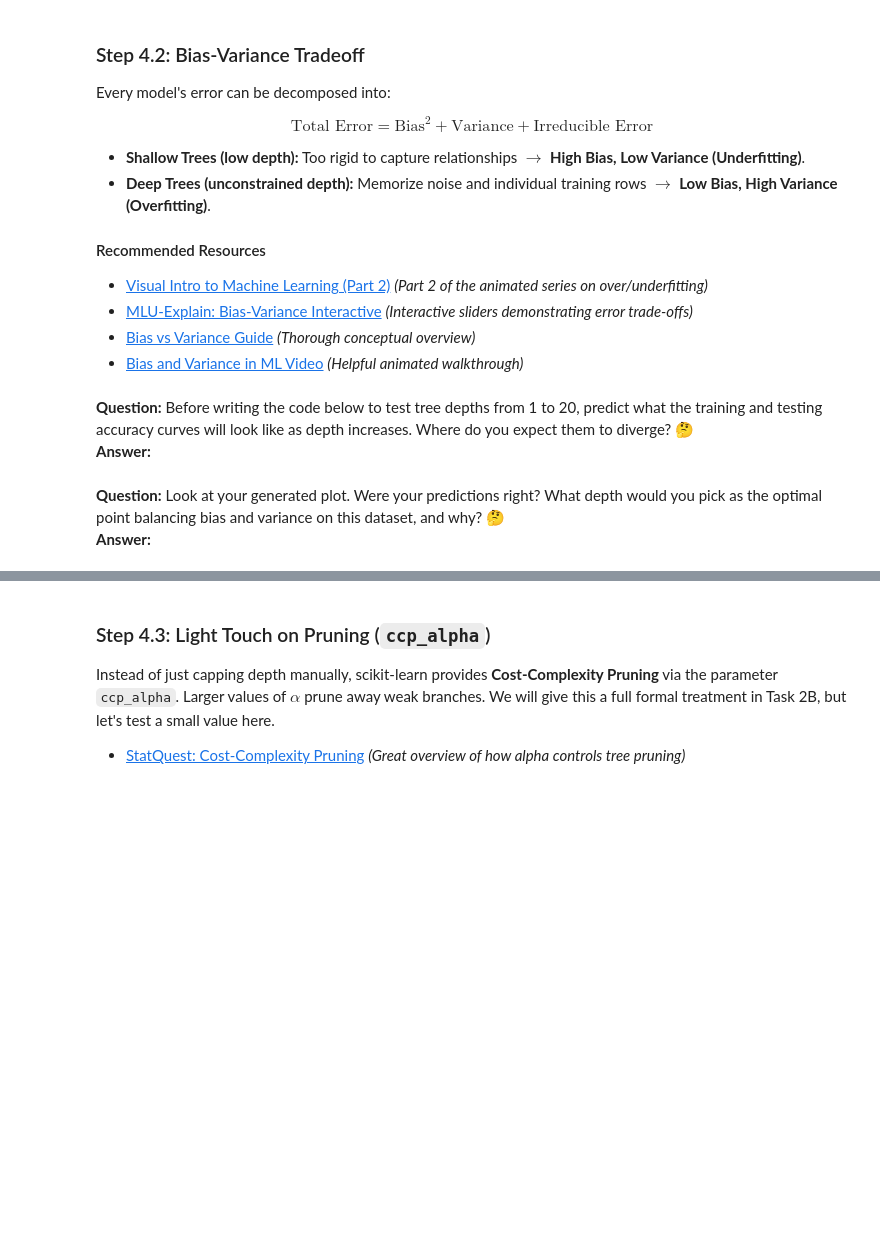
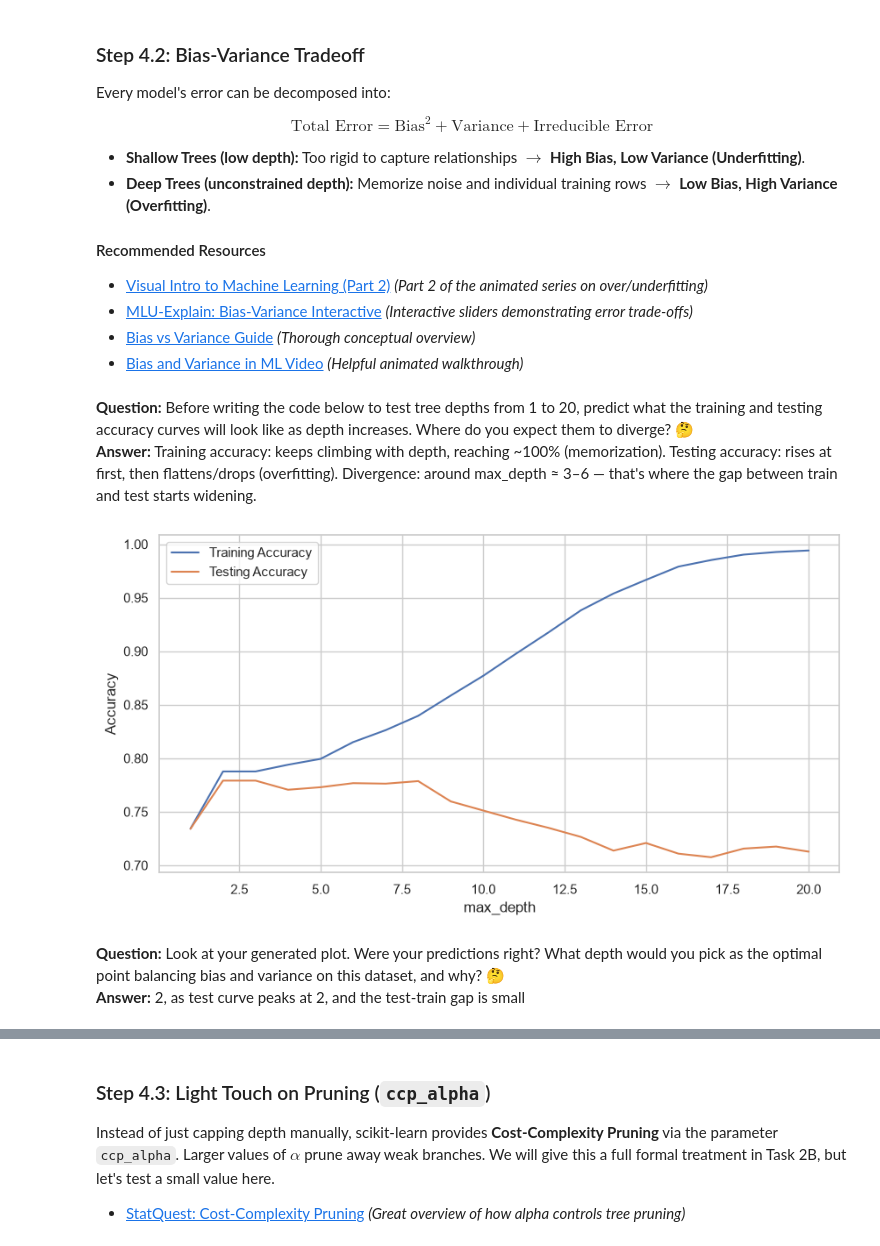
Before and after one commit to VenusCrazy/AryanM_LP_Synapse-26, a Jupyter notebook: Task 2/SynapseTask_LP_2A.ipynb, the cells around one changed output, grey strips where cells are left out. Drawn from its saved outputs; the diff is of its cells as text; code cells hidden in the pictures; blank space fills up the shorter version.

```diff
--- a/Task 2/SynapseTask_LP_2A.ipynb
+++ b/Task 2/SynapseTask_LP_2A.ipynb
@@ -498,21 +498,41 @@ $$\text{Total Error} = \text{Bias}^2 + \text{Variance} + \text{Irreducible Error
 - [Bias and Variance in ML Video](https://www.youtube.com/watch?v=EuBBz3bI-aA) *(Helpful animated walkthrough)*
 # %% [markdown]
 **Question:** Before writing the code below to test tree depths from 1 to 20, predict what the training and testing accuracy curves will look like as depth increases. Where do you expect them to diverge? 🤔
-**Answer:**
+**Answer:** Training accuracy: keeps climbing with depth, reaching ~100% (memorization).
+Testing accuracy: rises at first, then flattens/drops (overfitting).
+Divergence: around max_depth ≈ 3–6 — that's where the gap between train and test starts widening.
 # %%
 # Hint: Loop over max_depth from 1 to 20, fit DecisionTreeClassifier(max_depth=d, random_state=42)
 # Append training accuracy and testing accuracy to two separate lists
 # Plot depths vs train_accs and test_accs on the same graph using plt.plot()
 # depths = range(1, 21)
 # train_accs, test_accs = [], []
 # for d in depths:
 #     ...
 # plt.figure(figsize=(10, 5))
 # plt.plot(...)
 # plt.show()
+depths = range(1, 21)
+train_accs, test_accs = [], []
+
+for d in depths:
+    dt = DecisionTreeClassifier(max_depth=d, random_state=42)
+    dt.fit(X_train, y_train)
+    train_accs.append(accuracy_score(y_train, dt.predict(X_train)))
+    test_accs.append(accuracy_score(y_test, dt.predict(X_test)))
+
+plt.figure(figsize=(10, 5))
+plt.plot(depths, train_accs, label='Training Accuracy')
+plt.plot(depths, test_accs, label='Testing Accuracy')
+plt.xlabel('max_depth')
+plt.ylabel('Accuracy')
+plt.legend()
+plt.show()
+# %% [output]
+[figure, added]
 # %% [markdown]
 **Question:** Look at your generated plot. Were your predictions right? What depth would you pick as the optimal point balancing bias and variance on this dataset, and why? 🤔
-**Answer:**
+**Answer:** 2, as test curve peaks at 2, and the test-train gap is small
 # %%
 # Hint: Fit a DecisionTreeClassifier using your chosen best max_depth
 # Print accuracy_score and classification_report on X_test
```
Also changed, not shown: parts of 4 cells of this notebook.
